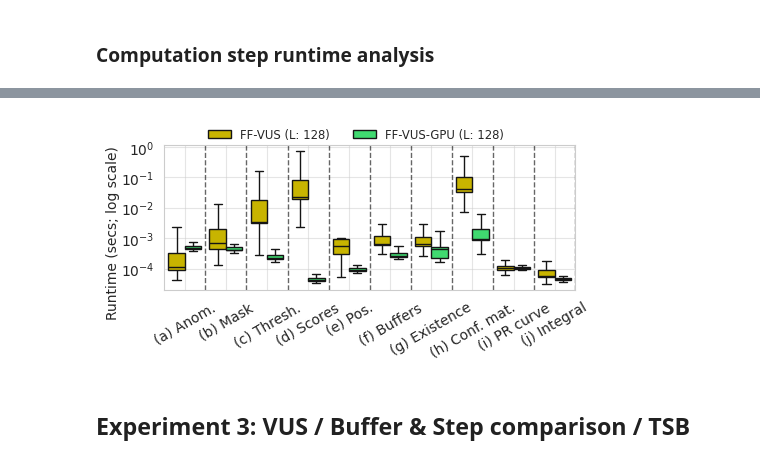
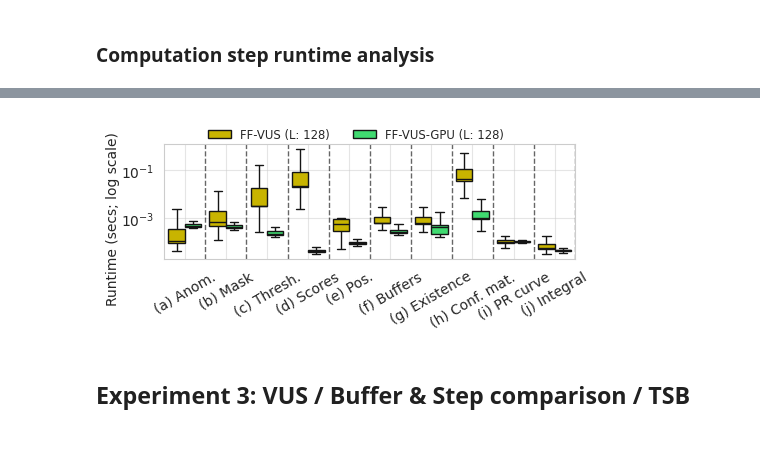
Before and after one commit to sylligardos/autovus, a Jupyter notebook: src/notebooks/experimental_results.ipynb, the cells around one changed output, grey strips where cells are left out. Drawn from its saved outputs; the diff is of its cells as text; code cells hidden in the pictures.

```diff
--- a/src/notebooks/experimental_results.ipynb
+++ b/src/notebooks/experimental_results.ipynb
@@ -23,6 +23,8 @@ os.makedirs(save_fig_path, exist_ok=True)
 color_palette = {
     'FF-VUS (L: 128)': '#c8b400',          # Good
     'FF-VUS-GPU (L: 128)': '#40da70',     # Very Good
+    'FF-VUS': '#c8b400',          # Good
+    'FF-VUS-GPU': '#40da70',     # Very Good
     'AUC': '#f1a73f',                # Secondary competitor
     'VUS (L: 128)': '#b02a41',            # Main competitor
     'AFFILIATION': '#A5D1C2',        # Useless competitors
@@ -444,40 +446,3 @@ rename_dict = {
     'Integral time': 'Integral',
 }
 rename_dict = {k: f'({chr(i + 97)}) {v}' for i, (k, v) in enumerate(rename_dict.items())}
-# %%
-time_analysis_cols = [x for x in df.columns if 'time' in x and x != 'Metric time']
-metrics = ['FF-VUS (L: 128)', 'FF-VUS-GPU (L: 128)']
-curr_df = df[df['Metric'].isin(metrics)]
-
-fig, ax = plt.subplots(2, 1, figsize=(5, 4), sharey=True)
-for i, col in enumerate(time_analysis_cols):
-    for j, axis in enumerate(ax):
-        sns.boxplot(
-            curr_df[curr_df['Metric'] == metrics[j]],
-            ax=axis,
-            x=i,
-            y=col,
-            log_scale=True,
-            legend=(i == 0),
-            color=color_palette[metrics[j]],
-            showfliers=False
-        )
-        if j != 0:
-            axis.set_xticks(np.arange(len(time_analysis_cols)), [rename_dict[x] for x in time_analysis_cols])
-        else:
-            axis.set_xticks(np.arange(len(time_analysis_cols)), [])
-
-        axis.set_title(metrics[j].replace(' (L: 128)', ''))
-        axis.set_ylabel('')
-        axis.set_xlabel('')
-        axis.tick_params(axis='x', rotation=45)
-        axis.grid(axis='both', alpha=0.5)
-
-fig.text(
-    0, 0.5,
-    "Runtime (secs; log scale)",
-    va='center',
-    rotation='vertical',
-)
-
-finalize_plot(save_fig_path, 'per_part_runtime_syn')
@@ -488,7 +451,7 @@ time_analysis_cols = [x for x in df.columns if 'time' in x and x != 'Metric time
 metrics = ['FF-VUS (L: 128)', 'FF-VUS-GPU (L: 128)']
 curr_df = df[df['Metric'].isin(metrics)]
 
-fig, axis = plt.subplots(1, 1, figsize=(5, 2.5))
+fig, axis = plt.subplots(1, 1, figsize=(5, 2.2))
 for i, col in enumerate(time_analysis_cols):
     sns.boxplot(
         curr_df,
@@ -509,34 +472,34 @@ for i, col in enumerate(time_analysis_cols):
 
     axis.axvline(x=i+0.5, linestyle='--', color='k', lw=1, alpha=0.6)
 axis.set_title('')
 axis.set_ylabel('')
 axis.set_xlabel('')
 axis.tick_params(axis='x', rotation=30)
 axis.grid(axis='both', alpha=0.5)
 axis.legend()
 
 fig.text(
     0, 0.57,
     "Runtime (secs; log scale)",
     va='center',
     rotation='vertical',
 )
 
 handles, labels = axis.get_legend_handles_labels()
 axis.get_legend().remove()
 fig.legend(
     handles,
     labels,
     loc='upper center',
     bbox_to_anchor=(0.5, 1.03),
     ncol=len(labels),
     frameon=False,
     fontsize='small'
 )
 
 finalize_plot(save_fig_path, 'per_part_runtime_syn')
 # %% [output]
-[figure, old version]
+[figure, new version]
 # %% [markdown]
 ## Experiment 3: VUS / Buffer & Step comparison / TSB
 # %% [markdown]
```
Also changed, not shown: parts of 26 cells of this notebook, 2 other files.
